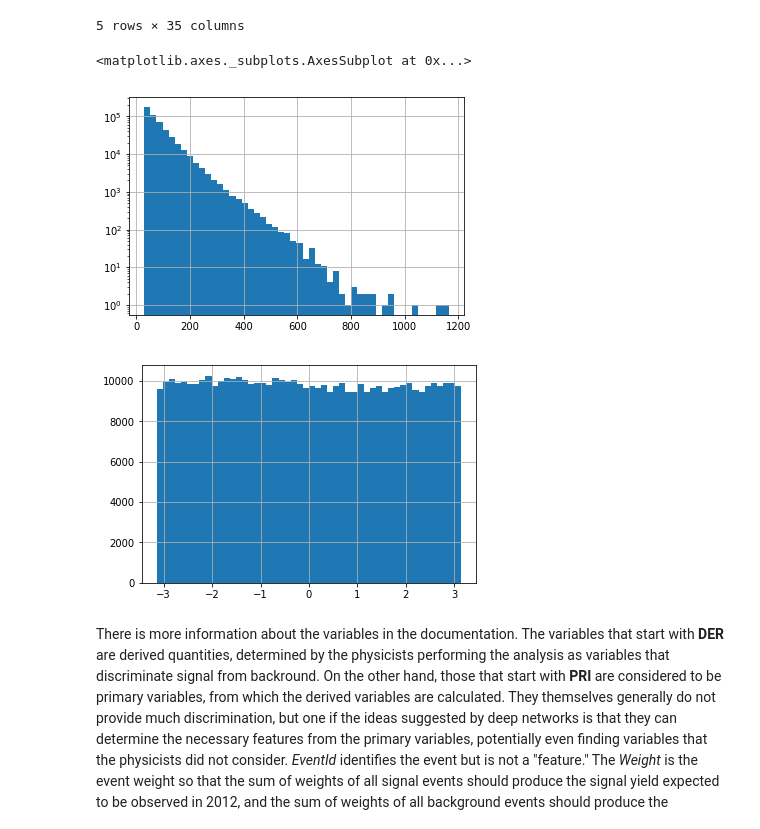
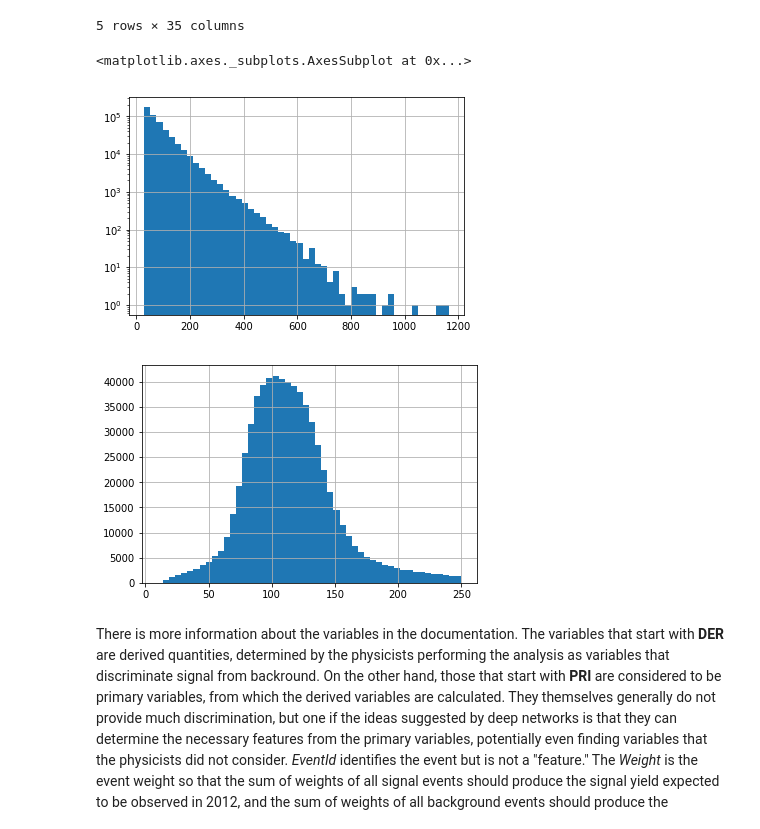
Before and after one commit to gdxd/LMU_DA_ML_18, a Jupyter notebook: HiggsChallenge-NN.ipynb, the cells around one changed output. Cells and saved outputs as stored; diff of their text form; code cells hidden in the pictures.

```diff
--- a/HiggsChallenge-NN.ipynb
+++ b/HiggsChallenge-NN.ipynb
@@ -38,13 +38,13 @@ df.iloc[:5]
 # %%
 df.PRI_jet_leading_pt[df.PRI_jet_leading_pt>0].hist(bins=50)
 plt.yscale('log')
 
 f=plt.figure()
-df.PRI_jet_leading_phi[df.PRI_jet_leading_pt>0].hist(bins=50)
+df.DER_mass_MMC[(df.DER_mass_MMC>0)&(df.DER_mass_MMC<250)].hist(bins=50)
 # %% [output]
 <matplotlib.axes._subplots.AxesSubplot at 0x...>
 [figure]
-[figure, old version]
+[figure, new version]
 # %% [markdown]
 There is more information about the variables in the documentation. The variables that start with **DER** are derived quantities, determined by the physicists performing the analysis as variables that discriminate signal from backround. On the other hand, those that start with **PRI** are considered to be primary variables, from which the derived variables are calculated. They themselves generally do not provide much discrimination, but one if the ideas suggested by deep networks is that they can determine the necessary features from the primary variables, potentially even finding variables that the physicists did not consider. *EventId* identifies the event but is not a "feature." The *Weight* is the event weight so that the sum of weights of all signal events should produce the signal yield expected to be observed in 2012, and the sum of weights of all background events should produce the backgroudn yield. Note that the weight varies event to event, because different background and signal processes contribute to the background and signal sets. *Label* indicates if it is a signal or background event. Ignore the *Kaggle* variables--they are only used if you want to reproduce exactly what was used in the Challenge.
 # %%
```
Also changed, not shown: parts of 23 cells of this notebook.
